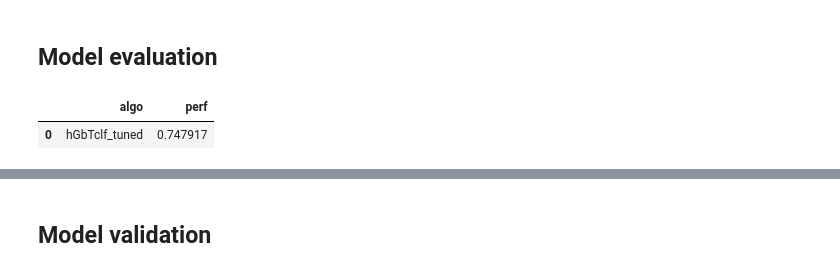
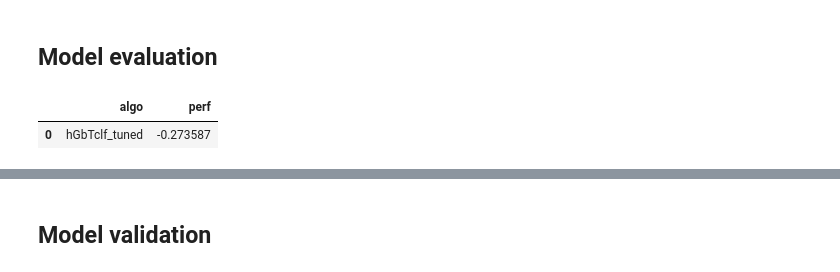
Before and after one commit to phenixMaster/ICR, a Jupyter notebook: icr-analysis-python.ipynb, the cells around one changed output, grey strips where cells are left out. Drawn from its saved outputs; the diff is of its cells as text; code cells hidden in the pictures.

```diff
--- a/icr-analysis-python.ipynb
+++ b/icr-analysis-python.ipynb
@@ -130,11 +130,12 @@ dataset_df[num_var] = pd.DataFrame(scaled_var)
  ### data splitting
 # %%
 from sklearn.model_selection import train_test_split
+dataset_df = dataset_df.drop("Id",axis = 1)
 y = dataset_df["Class"]
 train0, test = train_test_split(dataset_df,test_size = 0.2,
                                 stratify=dataset_df.Class, random_state=42)
-train, valid = train_test_split(train0,test_size = 0.2,
-                                stratify=train0.Class, random_state=42)
+#train, valid = train_test_split(train0,test_size = 0.2,
+                                #stratify=train0.Class, random_state=42)
 # %% [markdown]
 #  Model testing
 # %%
@@ -243,10 +244,11 @@ def fitModel(model_dict:dict,train_data,y_train,cv: int):
     for model in model_dict :
         fit =model_dict[model].fit(train_data,y_train)
         #fit = make_pipeline(preprocessing.StandardScaler(), model_dict[model])
-        perf0 = cross_val_score(fit,train_data,y_train,scoring='balanced_accuracy',cv= cv).mean()
+        perf0 = cross_val_score(fit,train_data,y_train,
+                                scoring='neg_log_loss',
+                                cv= cv).mean()
         scores[model] = perf0
         #print(f"{model}_score : {round(perf0,2) }")
-    #perf_df = (pd.DataFrame(data = scores.values(), index= scores.keys(), columns = ["algo","perf"])
     perf_df = (pd.DataFrame(data = scores.items(),
                             columns = ["algo","perf"],
                             index = None)
@@ -416,11 +393,11 @@ model_dict3 = {
 ## Model evaluation
 # %%
 # models perf  with hp tuned
-perf_hp = fitModel(model_dict = model_dict3,train_data = valid[num_var],y_train = valid["Class"],cv=5)
+perf_hp = fitModel(model_dict = model_dict3,train_data = train0[num_var],y_train = train0["Class"],cv=5)
 perf_hp
 # %% [output]
 |  | algo | perf |
-| 0 | hGbTclf_tuned | 0.747917 |
+| 0 | hGbTclf_tuned | -0.273587 |
 # %%
 hGbTclf_tuned.best_estimator_
 # %% [output]
```
Also changed, not shown: parts of 26 cells of this notebook.
